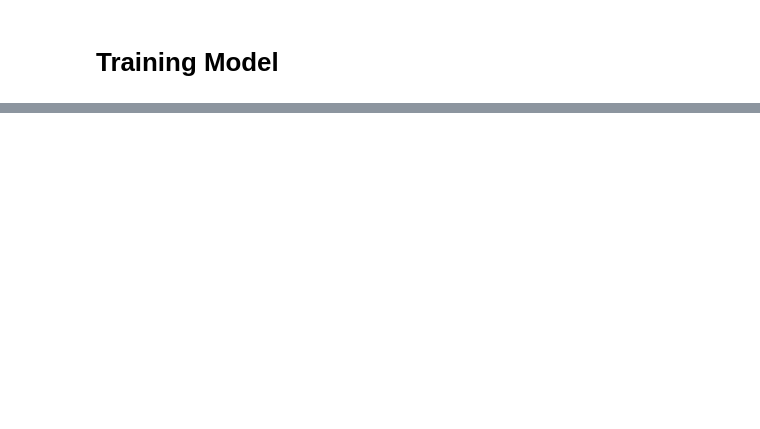
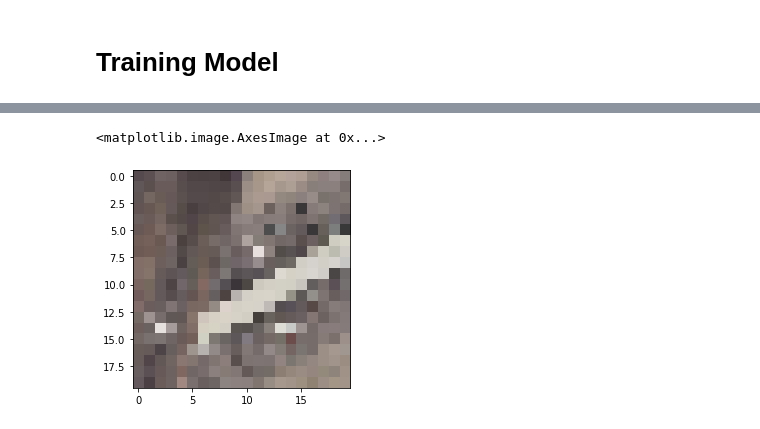
Before and after one commit to ishaan9006/Airplane-Detection, a Jupyter notebook: run.ipynb, the cells around one changed output, grey strips where cells are left out. Saved outputs shown, nothing was run; the diff lists cells and outputs as text; code cells hidden in the pictures; blank space fills up the shorter version.

```diff
--- a/run.ipynb
+++ b/run.ipynb
@@ -73,0 +116,2 @@ array([0.1112389, 0.8765012], dtype=float32)
+# %%
+photo = cv2.cvtColor(photo, cv2.COLOR_BGRA2BGR)
@@ -73,0 +122,2 @@ array([0.1112389, 0.8765012], dtype=float32)
+# %%
+photo = cv2.resize(photo,(20,20))
@@ -73,0 +128,5 @@ array([0.1112389, 0.8765012], dtype=float32)
+# %%
+plt.imshow(photo)
+# %% [output]
+<matplotlib.image.AxesImage at 0x...>
+[figure, added]
```
Also changed, not shown: parts of 25 cells of this notebook.
